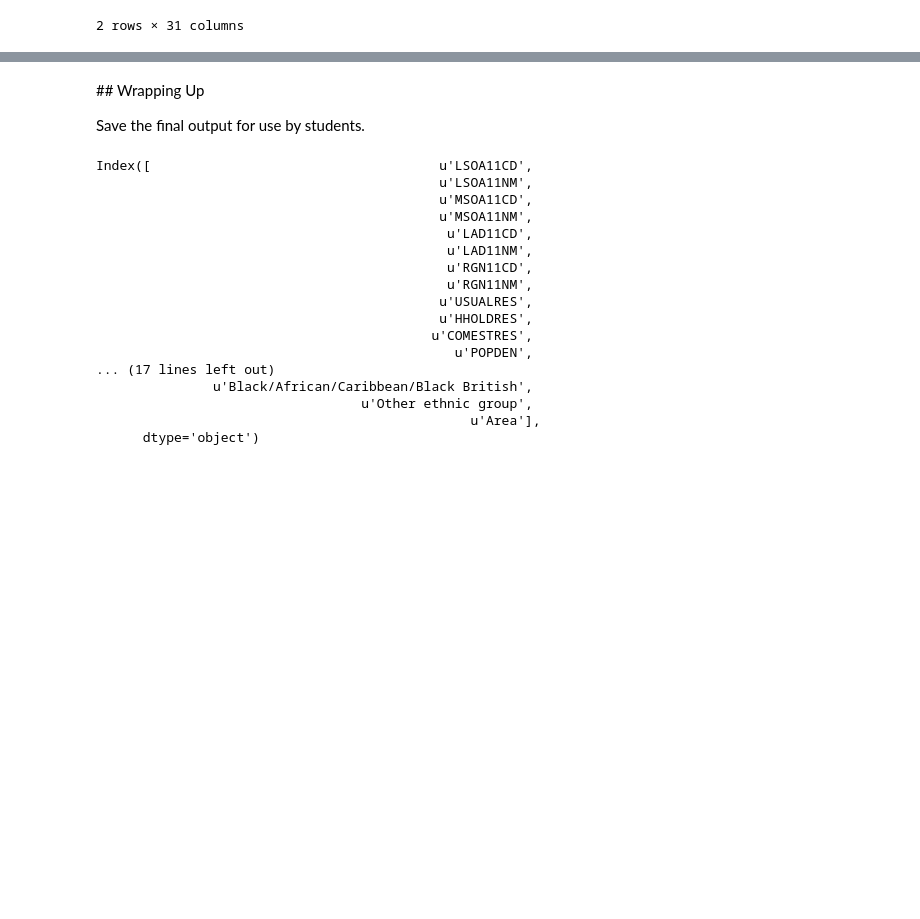
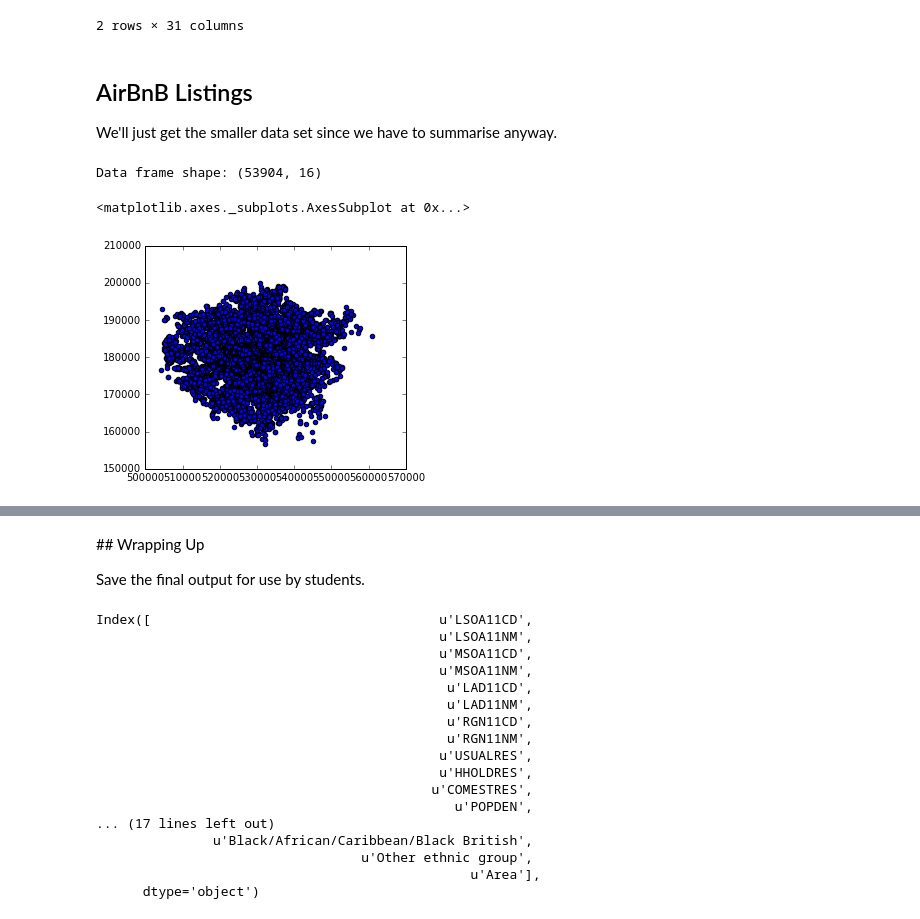
Before and after one commit to kingsgeocomp/geocomputation, a Jupyter notebook: Data Loader.ipynb, the cells around one changed output, grey strips where cells are left out. Cells and saved outputs as stored; diff of their text form; code cells hidden in the pictures; blank space fills up the shorter version.

```diff
--- a/Data Loader.ipynb
+++ b/Data Loader.ipynb
@@ -201,3 +203,25 @@ lsoa.drop(['lsoacd'], axis=1, inplace=True)
 | 1249 | E01001269 | Ealing 001A | E02000238 | Ealing 001 | E09000009 | Ealing | E12000007 | London | 1983 | 1983 | ... |
 | 1388 | E01001409 | Enfield 005B | E02000281 | Enfield 005 | E09000010 | Enfield | E12000007 | London | 1889 | 1881 | ... |
 2 rows × 31 columns
+# %% [markdown]
+## AirBnB Listings
+
+We'll just get the smaller data set since we have to summarise anyway.
+# %%
+from shapely.geometry import Point
+
+airbnb = pd.read_csv(
+    'http://data.insideairbnb.com/united-kingdom/england/london/2017-03-04/visualisations/listings.csv',
+    low_memory=False) # The 'low memory' option means pandas doesn't guess data types
+print("Data frame shape: " + str(df.shape)) # What is the shape of the data?
+
+geometry = [Point(xy) for xy in zip(airbnb.longitude, airbnb.latitude)]
+airbnb.drop(['longitude', 'latitude'], axis=1, inplace=True)
+crs = {'init': 'epsg:4326'}
+geo_df = gpd.GeoDataFrame(airbnb, crs=crs, geometry=geometry)
+geo_df = geo_df.to_crs({'init': 'epsg:27700'})
+geo_df.plot()
+# %% [output]
+Data frame shape: (53904, 16)
+<matplotlib.axes._subplots.AxesSubplot at 0x...>
+[figure, added]
```
Also changed, not shown: parts of 11 cells of this notebook.
